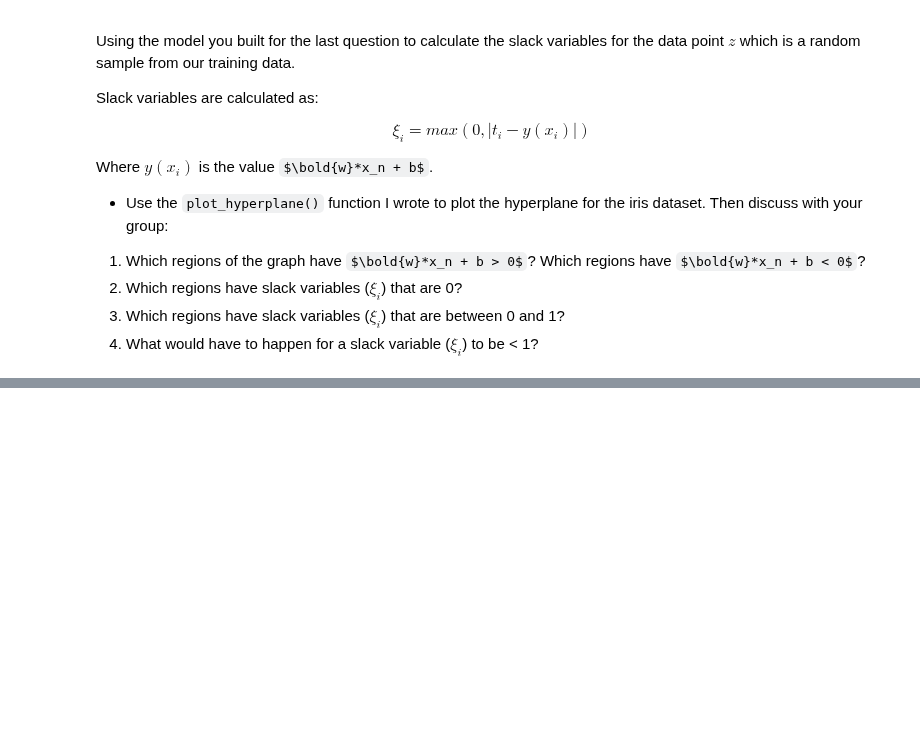
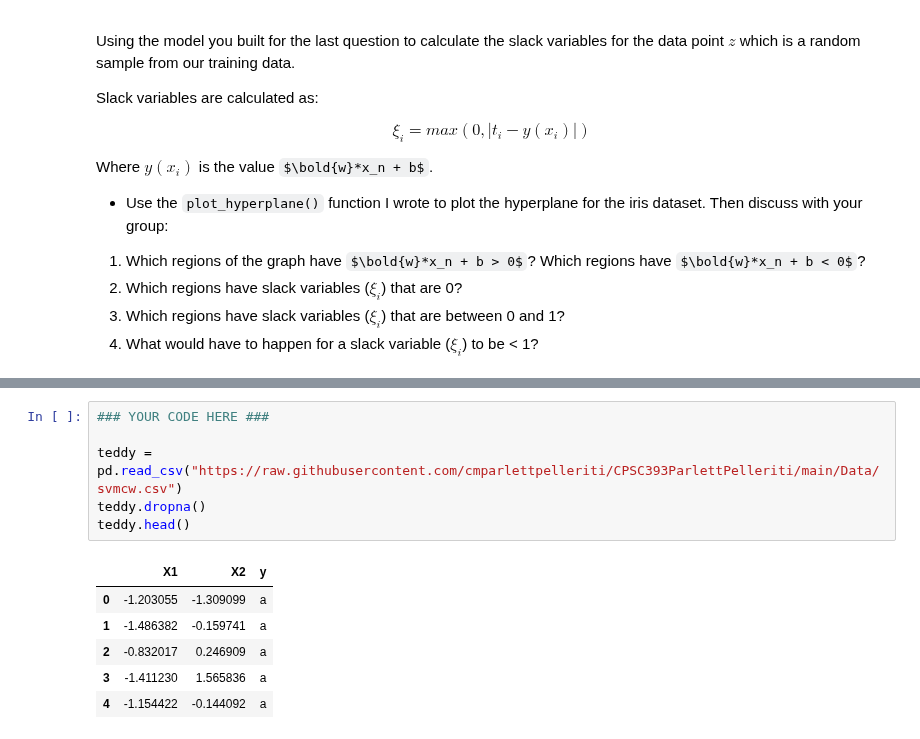
Before and after one commit to min-is/Chapman-University, a Jupyter notebook: CPSC 393 - Machine Learning/Classwork/3 - SupportVectorMachinesI.ipynb, the cells around one changed output, grey strips where cells are left out. Drawn from its saved outputs; the diff is of its cells as text; some formulas as TeX source; blank space fills up the shorter version.

```diff
--- a/CPSC 393 - Machine Learning/Classwork/3 - SupportVectorMachinesI.ipynb
+++ b/CPSC 393 - Machine Learning/Classwork/3 - SupportVectorMachinesI.ipynb
@@ -388,3 +401,16 @@ Then, build an Support Vector Classifier to try to classify the data. How does i
 - Build an empty `SVC()` model with `kernel = "linear"` and `C = 0.001`.
 - fit the model
 - print out the train/test accuracies, and roc aucs.
+# %%
+### YOUR CODE HERE ###
+
+teddy = pd.read_csv("https://raw.githubusercontent.com/cmparlettpelleriti/CPSC393ParlettPelleriti/main/Data/svmcw.csv")
+teddy.dropna()
+teddy.head()
+# %% [output]
+|  | X1 | X2 | y |
+| 0 | -1.203055 | -1.309099 | a |
+| 1 | -1.486382 | -0.159741 | a |
+| 2 | -0.832017 | 0.246909 | a |
+| 3 | -1.411230 | 1.565836 | a |
+| 4 | -1.154422 | -0.144092 | a |
```
Also changed, not shown: parts of 8 cells of this notebook.
